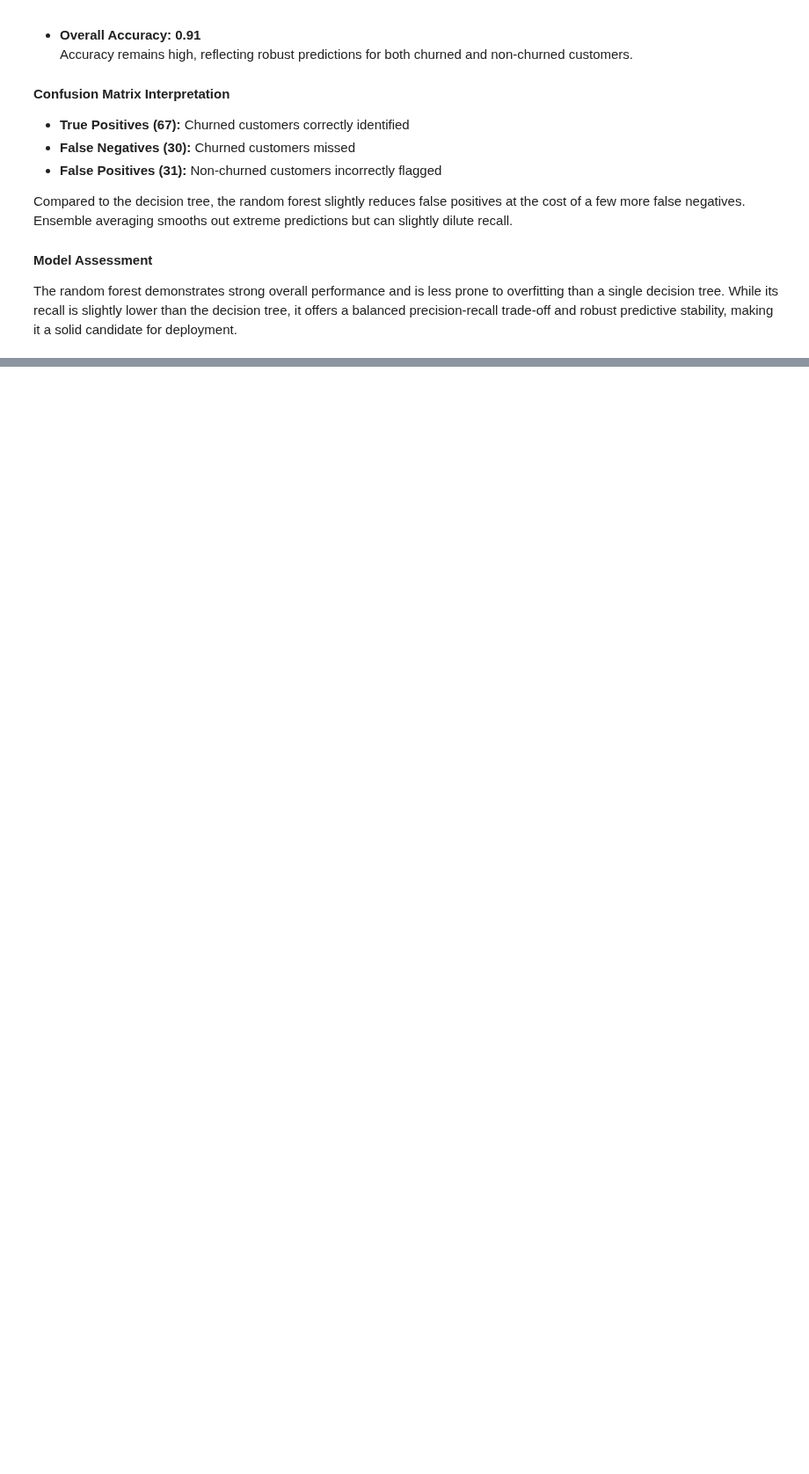
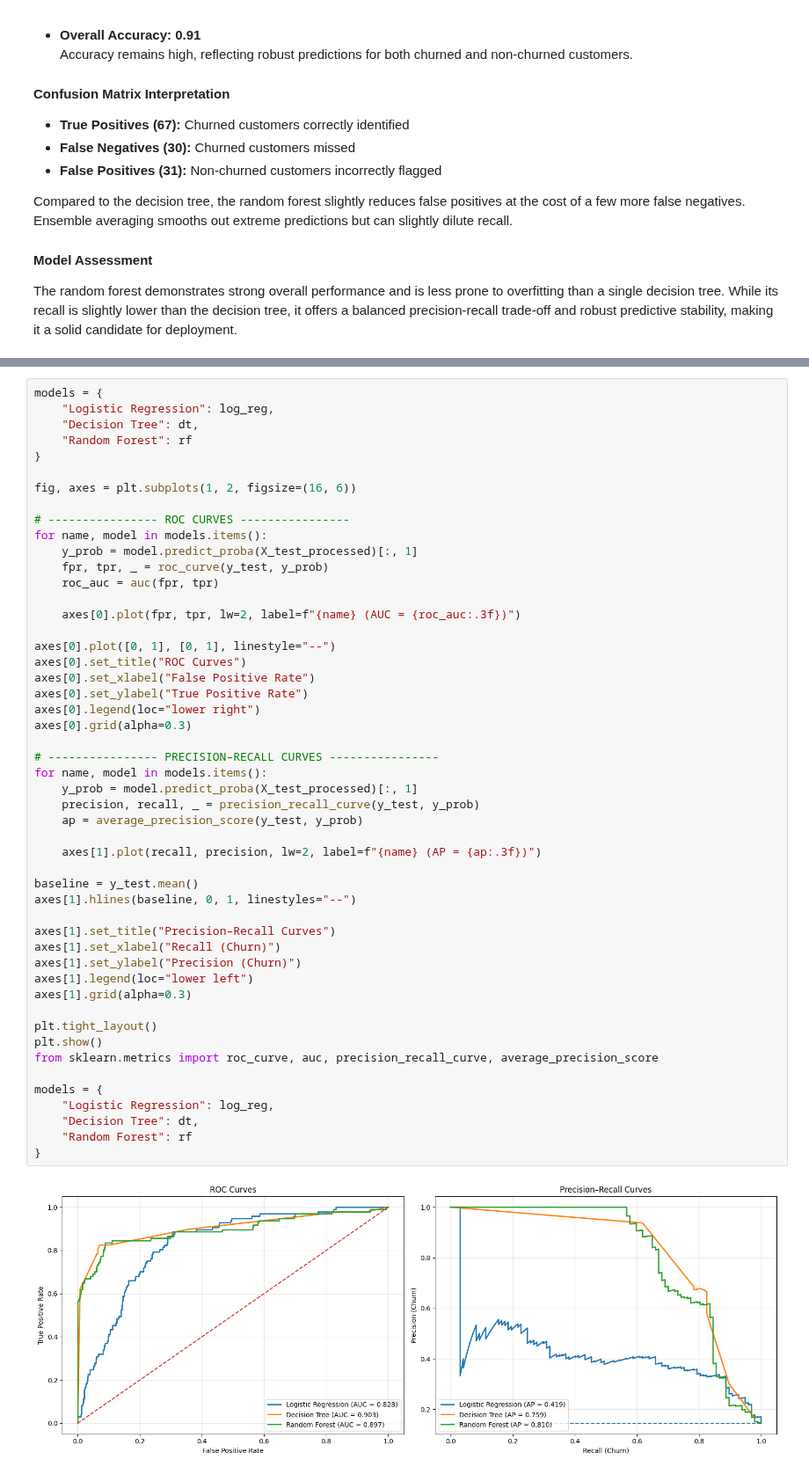
Before and after one commit to NjorogeWinnie/Telecom-churn-analysis, a Jupyter notebook: Telecom_Churn_Analysis.ipynb, the cells around one changed output, grey strips where cells are left out. Shown at 88% size. Drawn from its saved outputs; the diff is of its cells as text; blank space fills up the shorter version.

Commit message:
Compared models and chose 1 for tuning

```diff
--- a/Telecom_Churn_Analysis.ipynb
+++ b/Telecom_Churn_Analysis.ipynb
@@ -676,0 +722,52 @@ The random forest demonstrates strong overall performance and is less prone to o
+# %%
+models = {
+    "Logistic Regression": log_reg,
+    "Decision Tree": dt,
+    "Random Forest": rf
+}
+
+fig, axes = plt.subplots(1, 2, figsize=(16, 6))
+
+# ---------------- ROC CURVES ----------------
+for name, model in models.items():
+    y_prob = model.predict_proba(X_test_processed)[:, 1]
+    fpr, tpr, _ = roc_curve(y_test, y_prob)
+    roc_auc = auc(fpr, tpr)
+
+    axes[0].plot(fpr, tpr, lw=2, label=f"{name} (AUC = {roc_auc:.3f})")
+
+axes[0].plot([0, 1], [0, 1], linestyle="--")
+axes[0].set_title("ROC Curves")
+axes[0].set_xlabel("False Positive Rate")
+axes[0].set_ylabel("True Positive Rate")
+axes[0].legend(loc="lower right")
+axes[0].grid(alpha=0.3)
+
+# ---------------- PRECISION–RECALL CURVES ----------------
+for name, model in models.items():
+    y_prob = model.predict_proba(X_test_processed)[:, 1]
+    precision, recall, _ = precision_recall_curve(y_test, y_prob)
+    ap = average_precision_score(y_test, y_prob)
+
+    axes[1].plot(recall, precision, lw=2, label=f"{name} (AP = {ap:.3f})")
+
+baseline = y_test.mean()
+axes[1].hlines(baseline, 0, 1, linestyles="--")
+
+axes[1].set_title("Precision–Recall Curves")
+axes[1].set_xlabel("Recall (Churn)")
+axes[1].set_ylabel("Precision (Churn)")
+axes[1].legend(loc="lower left")
+axes[1].grid(alpha=0.3)
+
+plt.tight_layout()
+plt.show()
+from sklearn.metrics import roc_curve, auc, precision_recall_curve, average_precision_score
+
+models = {
+    "Logistic Regression": log_reg,
+    "Decision Tree": dt,
+    "Random Forest": rf
+}
+# %% [output]
+[figure, added]
```
Also changed, not shown: parts of 7 cells of this notebook.
